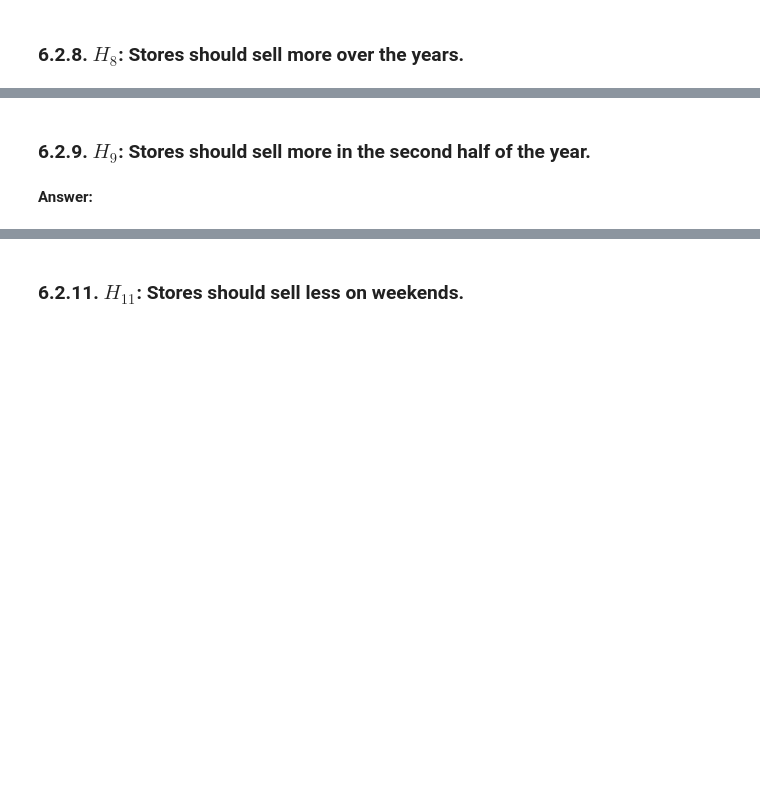
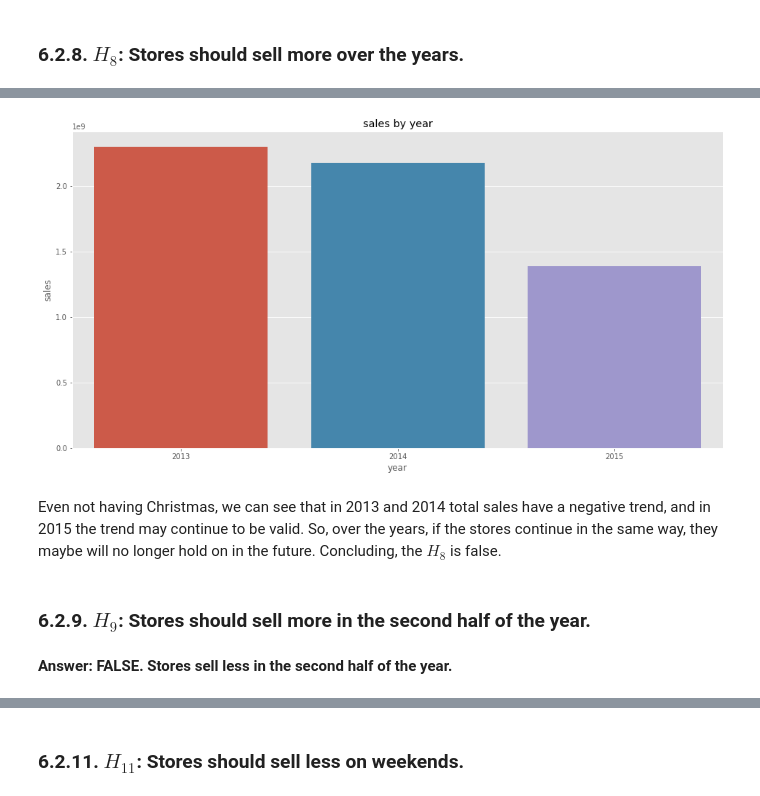
Before and after one commit to Emersonmiady/data-science-em-producao, a Jupyter notebook: rossman_store_sales.ipynb, the cells around one changed output, grey strips where cells are left out. Drawn from its saved outputs; the diff is of its cells as text; code cells hidden in the pictures; blank space fills up the shorter version.

```diff
--- a/rossman_store_sales.ipynb
+++ b/rossman_store_sales.ipynb
@@ -148,7 +148,7 @@ def group_sales_by(variables, df):
     aux_df = df[vars_with_sales].groupby(variables).sum().reset_index()
     return aux_df
 
-def show_barplot(x, y, df, rotation=None, size=None, palette=None):
+def show_barplot(x, y, df, rotation=None, size=None, palette=None, title=None):
     '''
     Show a simple barplot.
     '''
@@ -160,7 +160,10 @@ def show_barplot(x, y, df, rotation=None, size=None, palette=None):
         sns.barplot(x=x, y=y, data=df, palette=palette)
     else:
         sns.barplot(x=x, y=y, data=df)
-    plt.title(f'{x} by {y}')
+    if title == None:
+        plt.title(f'{y} by {x}')
+    else:
+        plt.title(title)
     if rotation != None:
         plt.xticks(rotation=rotation)
     plt.show()
@@ -1221,4 +1254,14 @@ Yep, there were no big differences on promotion strategies over the time! In add
+# %%
+# Year sales df
+year_sales_df = group_sales_by(['year'], df)
+
+# Barplot
+show_barplot('year', 'sales', year_sales_df);
+# %% [output]
+[figure, added]
+# %% [markdown]
+Even not having Christmas, we can see that in 2013 and 2014 total sales have a negative trend, and in 2015 the trend may continue to be valid. So, over the years, if the stores continue in the same way, they maybe will no longer hold on in the future. Concluding, the $H_8$ is false.
 # %% [markdown]
 ### 6.2.9. $H_9$: Stores should sell more in the second half of the year.
 # %% [markdown]
-**Answer:**
+**Answer: FALSE. Stores sell less in the second half of the year.**
```
Also changed, not shown: parts of 21 cells of this notebook.
